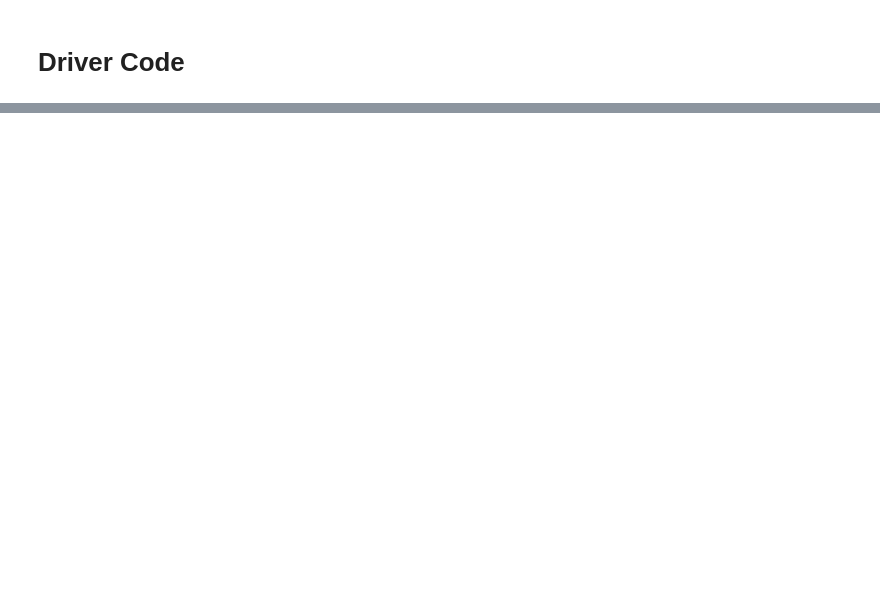
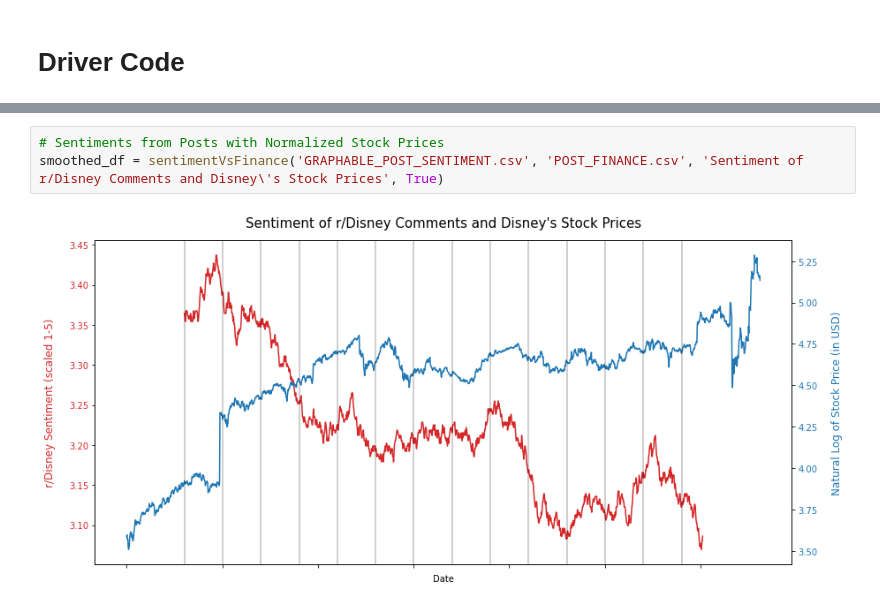
Before and after one commit to keekss/reddit-stock-sentiment, a Jupyter notebook: Reddit_Sentiment_vs_Stock_API.ipynb, the cells around one changed output, grey strips where cells are left out. Saved outputs shown, nothing was run; the diff lists cells and outputs as text; blank space fills up the shorter version.

```diff
--- a/Reddit_Sentiment_vs_Stock_API.ipynb
+++ b/Reddit_Sentiment_vs_Stock_API.ipynb
@@ -687,0 +711,5 @@ AttributeError: 'NoneType' object has no attribute 'copy'
+# %%
+# Sentiments from Posts with Normalized Stock Prices
+smoothed_df = sentimentVsFinance('GRAPHABLE_POST_SENTIMENT.csv', 'POST_FINANCE.csv', 'Sentiment of r/Disney Comments and Disney\'s Stock Prices', True)
+# %% [output]
+[figure, added]
```
Also changed, not shown: parts of 28 cells of this notebook, 3 other files.
